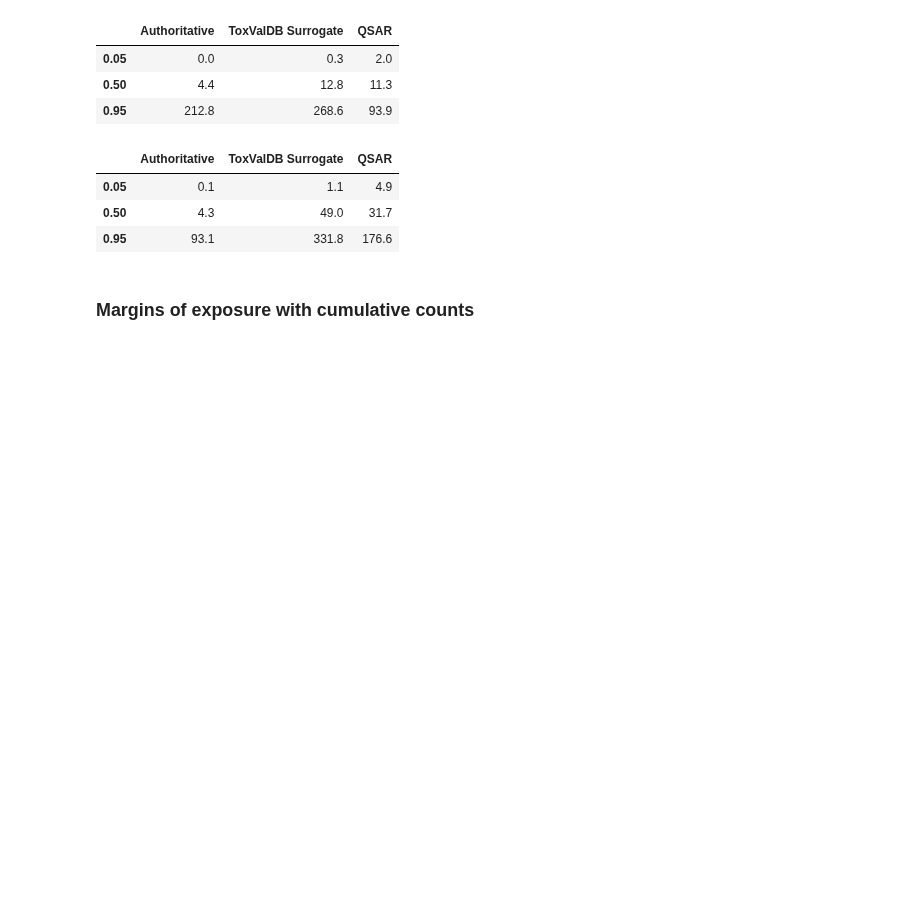
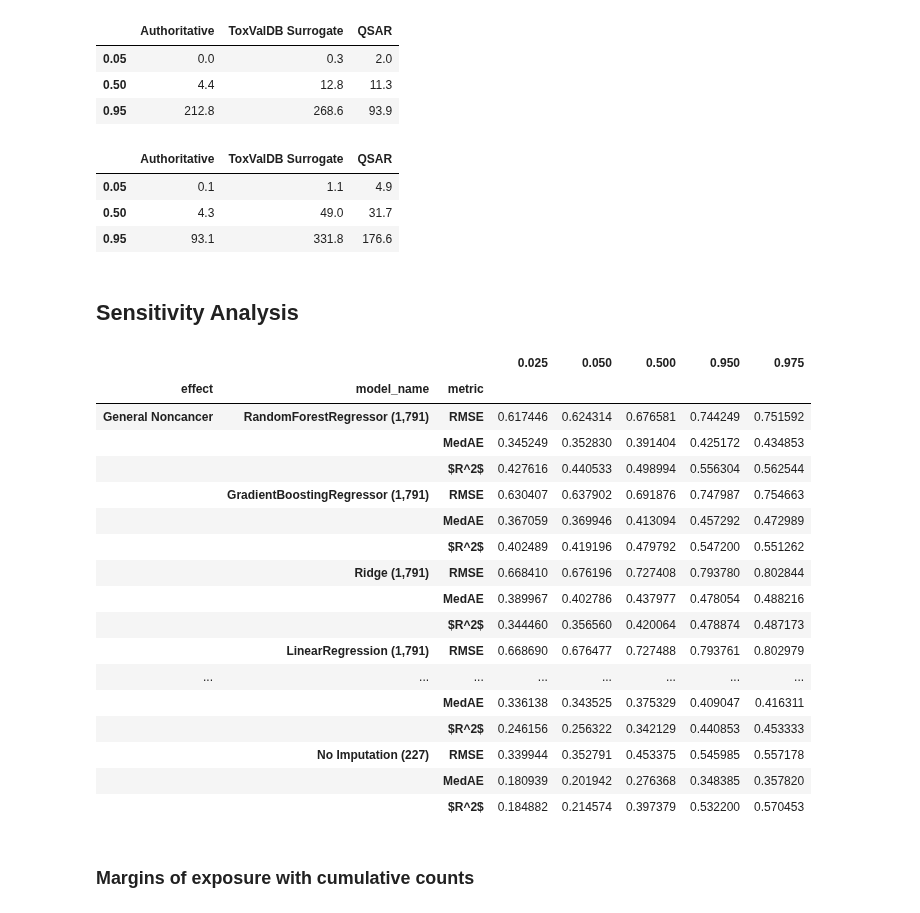
Before and after one commit to jkvasnicka/Two-Stage-ML-Oral-PODs, a Jupyter notebook: 4-Summarize-Results.ipynb, the cells around one changed output. Saved outputs shown, nothing was run; the diff lists cells and outputs as text; code cells hidden in the pictures; blank space fills up the shorter version.

Commit message:
Create summary table for sensitivity analysis models

```diff
--- a/4-Summarize-Results.ipynb
+++ b/4-Summarize-Results.ipynb
@@ -265,6 +266,74 @@ pod_comparison_data = {
 | 0.05 | 0.1 | 1.1 | 4.9 |
 | 0.50 | 4.3 | 49.0 | 31.7 |
 | 0.95 | 93.1 | 331.8 | 176.6 |
+# %% [markdown]
+## Sensitivity Analysis
+# %%
+quantiles = [0.025, 0.05, 0.5, 0.95, 0.975]
+
+# For fair comparison, compare only those without selection
+without_selection = results_manager.read_model_keys(
+    inclusion_string='false'
+    )
+performances = results_manager.combine_results(
+    'performances',
+    model_keys=without_selection
+)
+# Get the results for the metrics of interest
+metrics = list(config.plot.label_for_metric)
+performances = performances.loc[
+    :, performances.columns.get_level_values('metric').isin(metrics)
+]
+# Use the nice labels in the config file
+performances = performances.rename(
+    config.plot.label_for_metric,
+    level='metric',
+    axis=1
+)
+
+model_key_names = results_manager.read_model_key_names()
+
+performances_for = {}
+
+for effect in key_for_effect:
+    effect_label = config.plot.label_for_effect[effect]
+    performances_for[effect_label] = sensitivity_analysis.prepare_data_for_plotting(
+        performances,
+        effect,
+        data_manager,
+        model_key_names,
+        config.plot
+    )
+
+# Create a statistical summary table
+performance_summary = (
+    pd.concat(performances_for, axis=1)
+    .quantile(quantiles)
+    .T
+)
+# Name the first index level
+performance_summary.index.names = ['effect'] + performance_summary.index.names[1:]
+
+performance_summary
+# %% [output]
+|  |  |  | 0.025 | 0.050 | 0.500 | 0.950 | 0.975 |
+| effect | model_name | metric |  |  |  |  |  |
+| General Noncancer | RandomForestRegressor (1,791) | RMSE | 0.617446 | 0.624314 | 0.676581 | 0.744249 | 0.751592 |
+|  |  | MedAE | 0.345249 | 0.352830 | 0.391404 | 0.425172 | 0.434853 |
+|  |  | $R^2$ | 0.427616 | 0.440533 | 0.498994 | 0.556304 | 0.562544 |
+|  | GradientBoostingRegressor (1,791) | RMSE | 0.630407 | 0.637902 | 0.691876 | 0.747987 | 0.754663 |
+|  |  | MedAE | 0.367059 | 0.369946 | 0.413094 | 0.457292 | 0.472989 |
+|  |  | $R^2$ | 0.402489 | 0.419196 | 0.479792 | 0.547200 | 0.551262 |
+|  | Ridge (1,791) | RMSE | 0.668410 | 0.676196 | 0.727408 | 0.793780 | 0.802844 |
+|  |  | MedAE | 0.389967 | 0.402786 | 0.437977 | 0.478054 | 0.488216 |
+|  |  | $R^2$ | 0.344460 | 0.356560 | 0.420064 | 0.478874 | 0.487173 |
+|  | LinearRegression (1,791) | RMSE | 0.668690 | 0.676477 | 0.727488 | 0.793761 | 0.802979 |
+| ... | ... | ... | ... | ... | ... | ... | ... |
+|  |  | MedAE | 0.336138 | 0.343525 | 0.375329 | 0.409047 | 0.416311 |
+|  |  | $R^2$ | 0.246156 | 0.256322 | 0.342129 | 0.440853 | 0.453333 |
+|  | No Imputation (227) | RMSE | 0.339944 | 0.352791 | 0.453375 | 0.545985 | 0.557178 |
+|  |  | MedAE | 0.180939 | 0.201942 | 0.276368 | 0.348385 | 0.357820 |
+|  |  | $R^2$ | 0.184882 | 0.214574 | 0.397379 | 0.532200 | 0.570453 |
 # %% [markdown]
 ### Margins of exposure with cumulative counts
 # %%
```
Also changed, not shown: parts of 1 cell of this notebook.
